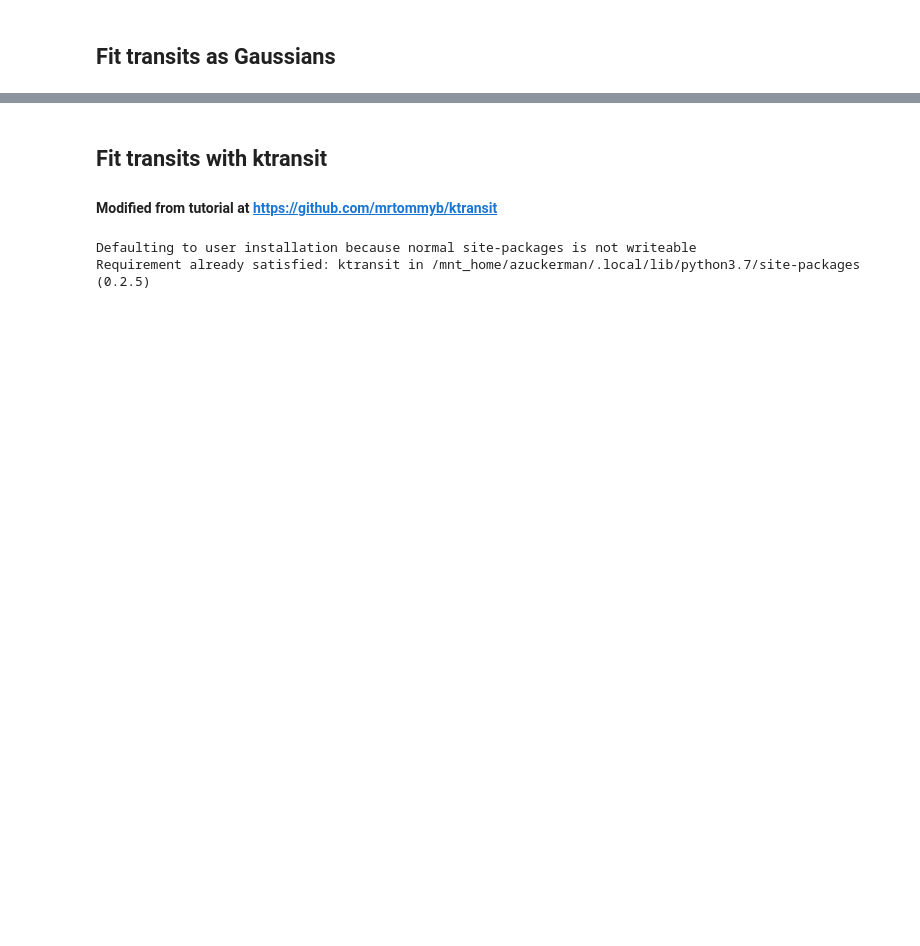
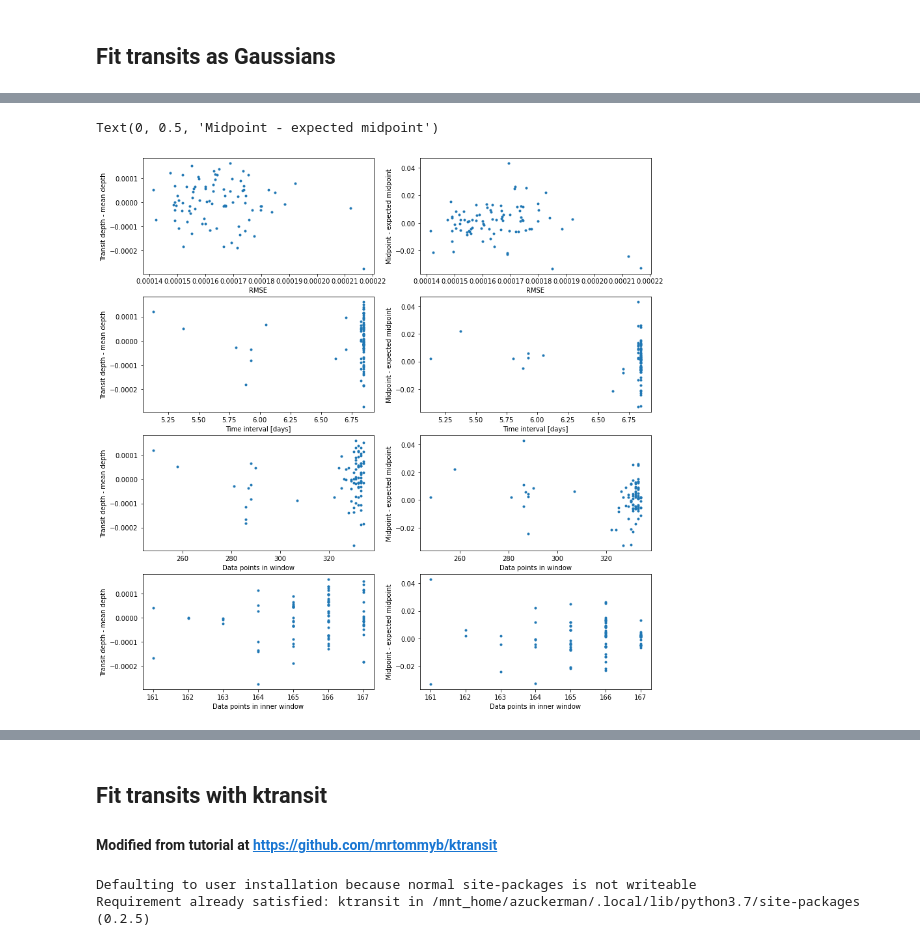
Before and after one commit to annazuckerman/transit-analysis, a Jupyter notebook: Fitting_transits.ipynb, the cells around one changed output, grey strips where cells are left out. Saved outputs shown, nothing was run; the diff lists cells and outputs as text; code cells hidden in the pictures; blank space fills up the shorter version.

```diff
--- a/Fitting_transits.ipynb
+++ b/Fitting_transits.ipynb
@@ -16,3 +59,14 @@ lc_collection = search_result.download_all()
 
 # stitch together, flatten, and normalize all observations
 lc = lc_collection.stitch().flatten(window_length=901).remove_outliers()
+# %%
+# get cadence information
+cadence_type = lc.meta['OBSMODE']
+if obs_type == 'Kepler' or obs_type == 'kepler':
+    if cadence_type == 'long cadence':
+        cadence = 1764 # sec
+    if cadence_type == 'short cadence':
+        cadence = 58.85 # sec
+
+if obs_type == 'TESS':
+    print('TESS CADENCE INFO NOT YET IMPLEMENTED!')
@@ -108,9 +128,0 @@ ValueError: `ydata` must not be empty!
-# %%
-transit_idx = 43
-low_bound = t0 + period * transit_idx - period/4     # /4 is somewhat arbitrary
-up_bound = t0 + period * transit_idx + period/4
-interval = (low_bound < time)*(time < up_bound)
-plt.plot(time[interval],flux[interval], '.', markersize = 5,label = 'Kepler-69b Data')
-plt.axvline(low_bound)
-plt.axvline(up_bound)
-plt.xlim([low_bound-5, up_bound + 5])
@@ -122,0 +252,45 @@ num_transits = (time - 2454833)
+# %%
+# Determine quality thresholds on goodness of fit and amount of data in each fit
+
+# RMSE threshold
+plt.figure(figsize = [14,15])
+plt.subplot(421)
+plt.plot(RMSE_arr, delta_depths,'.')
+#plt.yscale('symlog')
+plt.xlabel('RMSE'); plt.ylabel('Transit depth - mean depth')
+plt.subplot(422)
+plt.plot(RMSE_arr, delta_midpoints,'.')
+#plt.yscale('symlog')
+plt.xlabel('RMSE'); plt.ylabel('Midpoint - expected midpoint')
+
+# transit window time interval threshold
+#plt.figure(figsize = [14,5])
+plt.subplot(423)
+plt.plot(time_intervals, delta_depths,'.')
+#plt.yscale('symlog')
+plt.xlabel('Time interval [days]'); plt.ylabel('Transit depth - mean depth')
+plt.subplot(424)
+plt.plot(time_intervals, delta_midpoints,'.')
+#plt.yscale('symlog')
+plt.xlabel('Time interval [days]'); plt.ylabel('Midpoint - expected midpoint')
+
+# transit window number of data points threshold
+#plt.figure(figsize = [14,5])
+plt.subplot(425)
+plt.plot(lengths, delta_depths,'.')
+plt.xlabel('Data points in window'); plt.ylabel('Transit depth - mean depth')
+plt.subplot(426)
+plt.plot(lengths, delta_midpoints,'.')
+plt.xlabel('Data points in window'); plt.ylabel('Midpoint - expected midpoint')
+
+# inner transit window (ie. closer to transit) number of data points threshold
+#plt.figure(figsize = [14,5])
+plt.subplot(427)
+plt.plot(inner_lengths, delta_depths,'.')
+plt.xlabel('Data points in inner window'); plt.ylabel('Transit depth - mean depth')
+plt.subplot(428)
+plt.plot(inner_lengths, delta_midpoints,'.')
+plt.xlabel('Data points in inner window'); plt.ylabel('Midpoint - expected midpoint')
+# %% [output]
+Text(0, 0.5, 'Midpoint - expected midpoint')
+[figure, added]
```
Also changed, not shown: parts of 20 cells of this notebook.
